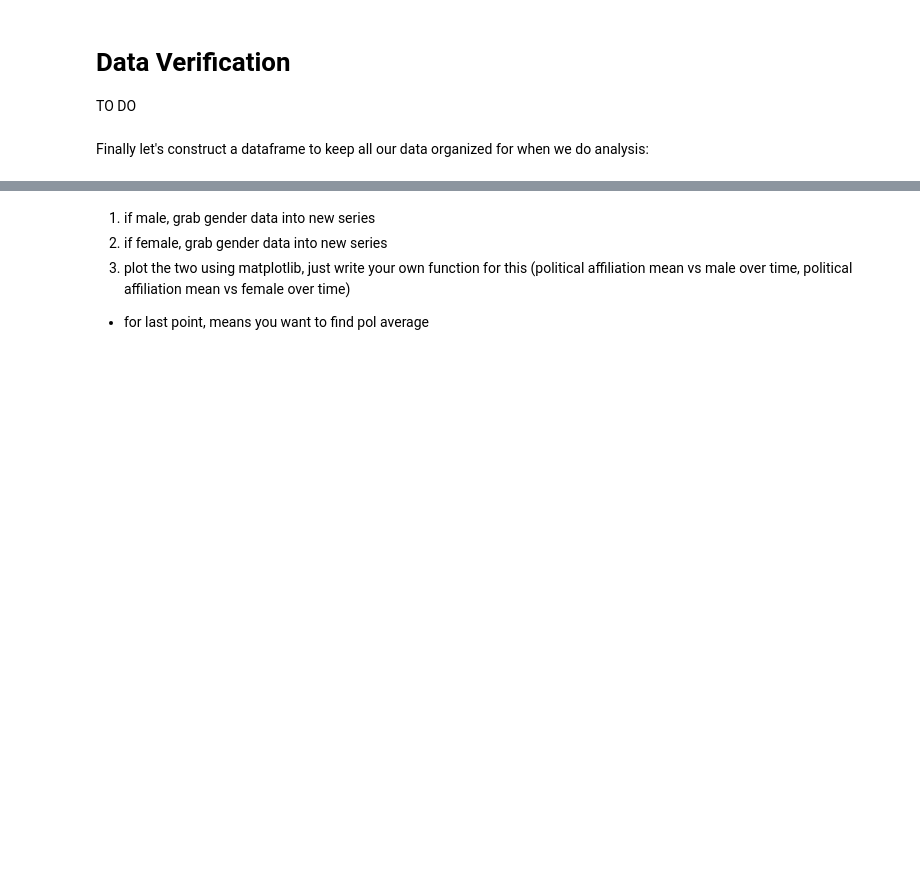
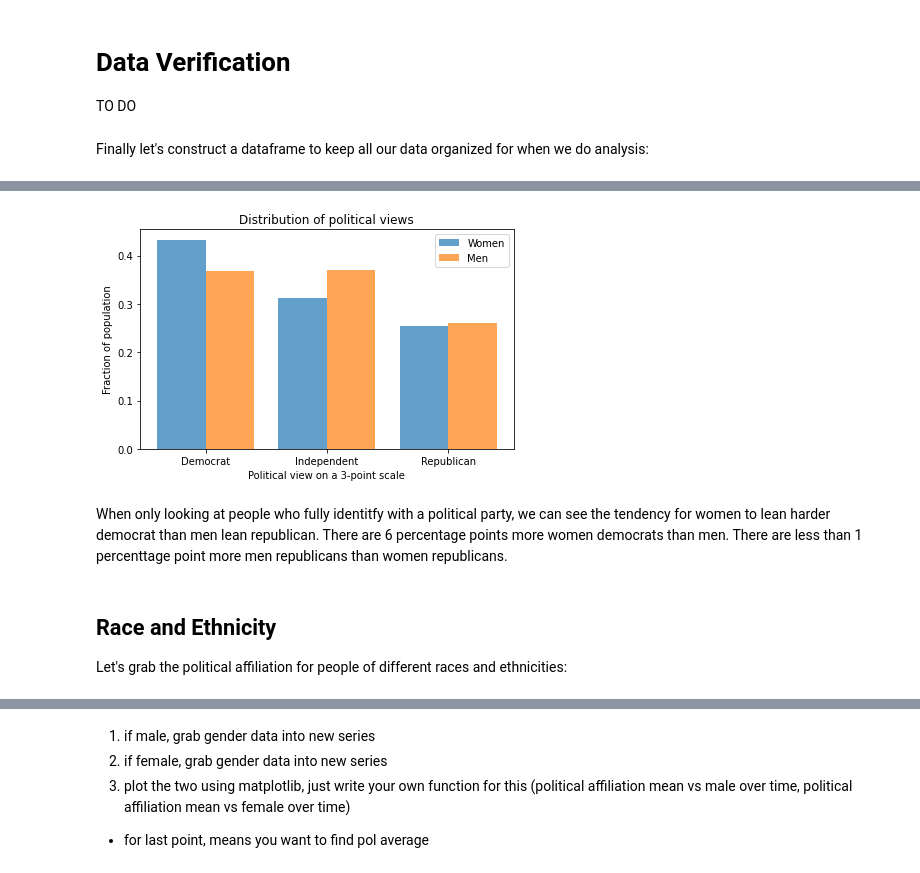
Before and after one commit to mstites/parentPoliticalCorr, a Jupyter notebook: project.ipynb, the cells around one changed output, grey strips where cells are left out. Saved outputs shown, nothing was run; the diff lists cells and outputs as text; code cells hidden in the pictures; blank space fills up the shorter version.

```diff
--- a/project.ipynb
+++ b/project.ipynb
@@ -299,0 +400,17 @@ To start, just looking at how individual variables correlate with political affi
+# %%
+remap = {1: 1, 2: 1,
+         3: 2, 4: 2, 5: 2,
+         6: 3, 7: 3}
+female3 = female.replace(remap)
+male3 = male.replace(remap)
+# %%
+pmfComparison([female3, male3], tick_label = ['Democrat', 'Independent', 'Republican'])
+decorate(xlabel='Political view on a 3-point scale',ylabel='Fraction of population', title='Distribution of political views')
+# %% [output]
+[figure, added]
+# %% [markdown]
+When only looking at people who fully identitfy with a political party, we can see the tendency for women to lean harder democrat than men lean republican. There are 6 percentage points more women democrats than men. There are less than 1 percenttage point more men republicans than women republicans.
+# %% [markdown]
+## Race and Ethnicity
+
+Let's grab the political affiliation for people of different races and ethnicities:
```
Also changed, not shown: parts of 42 cells of this notebook.
